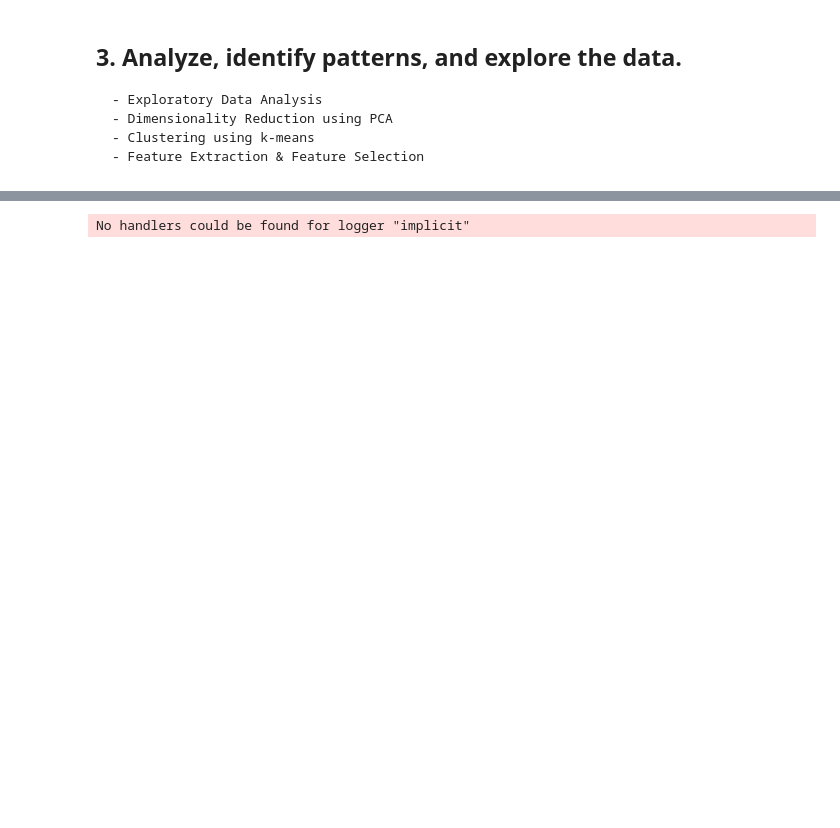
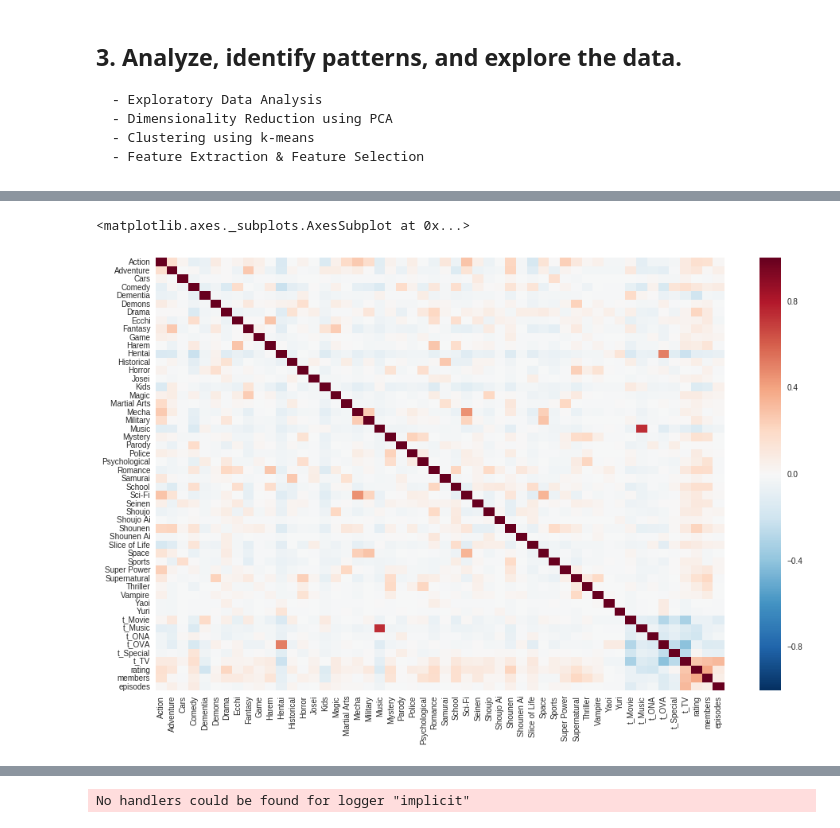
Before and after one commit to faisal-ali472/data-science, a Jupyter notebook: Anime Recommendation System/Anime Recommendation System.ipynb, the cells around one changed output, grey strips where cells are left out. Cells and saved outputs as stored; diff of their text form; code cells hidden in the pictures; blank space fills up the shorter version.

```diff
--- a/Anime Recommendation System/Anime Recommendation System.ipynb
+++ b/Anime Recommendation System/Anime Recommendation System.ipynb
@@ -193,0 +218,15 @@ anime_features = pd.concat([genre_list,pd.get_dummies(anime["type"]),anime[["rat
+# %%
+# feature selection
+# one-hot encoding on genre and type
+#anime['genre'] = anime.genre.str.strip()
+
+cleaned = anime.genre.str.split(',', expand=True).stack()
+cleaned = cleaned.str.strip()
+genre_dummies = pd.get_dummies(cleaned).groupby(level=0).sum()
+anime_features = pd.concat([genre_dummies,pd.get_dummies(anime["type"],prefix='t'),anime[["rating"]],anime[["members"]],anime["episodes"]],axis=1)
+
+# saving anime_features to csv for analysis in RapidMiner
+# anime_features.to_csv("anime_features_v2.csv")
+
+# observation:
+# Genre "Music" and Type "Music" have similar values, we may not need two columns
@@ -199,0 +271,7 @@ anime_features = pd.concat([genre_list,pd.get_dummies(anime["type"]),anime[["rat
+# %%
+# visualisation
+from pandas.plotting import parallel_coordinates
+anime_features['rating_rnd'] = pd.cut(anime_features['rating'],bins=[0,1,2,3,4,5,6,7,8,9,10], labels=['1','2','3','4','5','6','7','8','9','10']).astype(int)
+parallel_coordinates(anime_features[[u'Adventure', u'Cars', u'Comedy', u'Dementia', u'Demons', u'Drama',
+       u'Fantasy', u'Game',u'Historical',
+       u'Horror',u'rating_rnd']], 'rating_rnd')
@@ -199,0 +304,6 @@ anime_features = pd.concat([genre_list,pd.get_dummies(anime["type"]),anime[["rat
+# %%
+f, ax = plt.subplots(figsize=(16, 10))
+sns.heatmap(anime_features.corr())
+# %% [output]
+<matplotlib.axes._subplots.AxesSubplot at 0x...>
+[figure, added]
```
Also changed, not shown: parts of 59 cells of this notebook.
